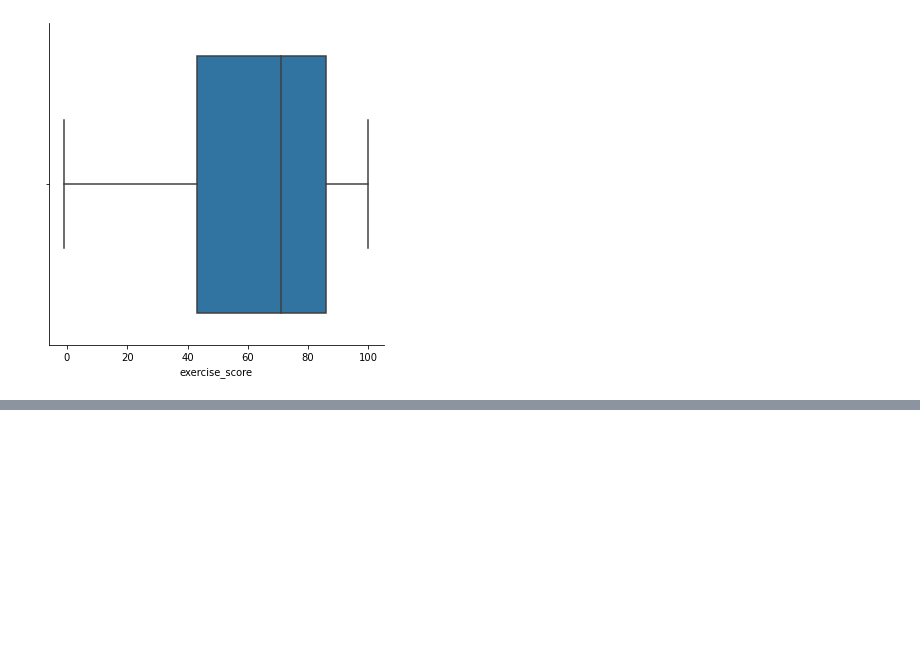
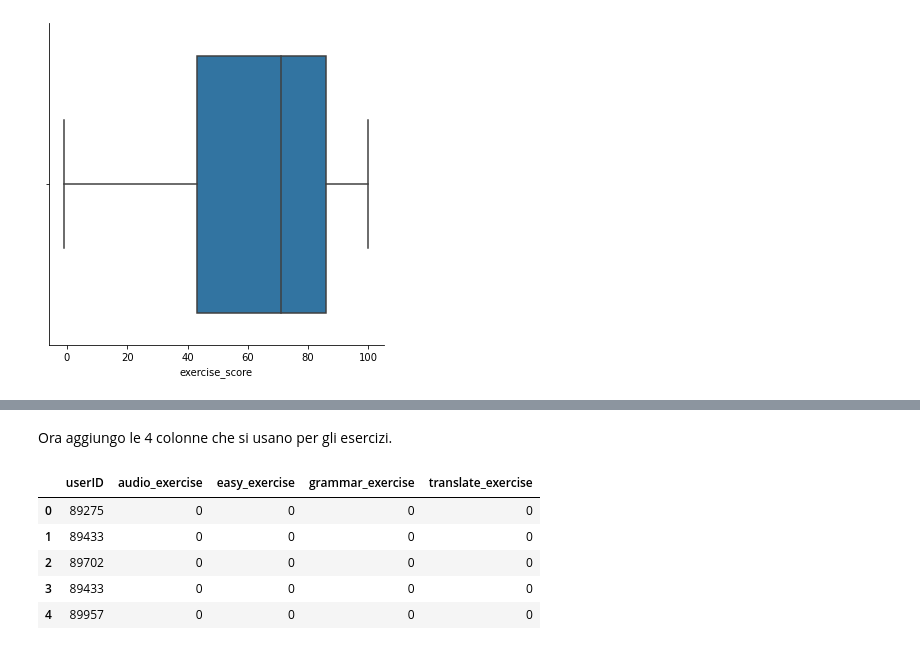
Before and after one commit to francobelloni85/DataMiningUni, a Jupyter notebook: project_exam.ipynb, the cells around one changed output, grey strips where cells are left out. Saved outputs shown, nothing was run; the diff lists cells and outputs as text; code cells hidden in the pictures; blank space fills up the shorter version.

Commit message:
[ADD] start to implement user vector

```diff
--- a/project_exam.ipynb
+++ b/project_exam.ipynb
@@ -66,6 +66,24 @@ def count_values(array_input):
     except Exception as ex:
         print(ex)
     return labels, values
+
+def add_exercise_colums(current_dataset) -> pd.DataFrame:
+    additional_cols = ['audio_exercise','easy_exercise','grammar_exercise','translate_exercise']
+    new_dataset = current_dataset.reindex(current_dataset.columns.tolist() + additional_cols, axis = 1)
+    # Setto il valore di defaul
+    new_dataset = new_dataset.assign(audio_exercise=0)
+    new_dataset["audio_exercise"] = new_dataset["audio_exercise"].astype(str).astype(int)
+
+    new_dataset = new_dataset.assign(easy_exercise=0)
+    new_dataset["easy_exercise"] = new_dataset["easy_exercise"].astype(str).astype(int)
+
+    new_dataset = new_dataset.assign(grammar_exercise=0)
+    new_dataset["grammar_exercise"] = new_dataset["grammar_exercise"].astype(str).astype(int)
+
+    new_dataset = new_dataset.assign(translate_exercise=0)
+    new_dataset["translate_exercise"] = new_dataset["translate_exercise"].astype(str).astype(int)
+
+    return new_dataset
 # %% [output]
 [interactive output not drawn]
 # %%
@@ -157,3 +187,5 @@ array([ 86,  60,  43,  80,  71,  90,  68,  57,  38,  76,  58,  83,  50,
+# %%
+original_dataset = data.copy(deep=True)
 # %% [markdown]
 # Parte 1 - Sistema di raccomandazione
 
@@ -374,0 +410,3 @@ https://machine-learning-class-notes.readthedocs.io/en/latest/lecture17.html
+# %%
+user_dataset = original_dataset.copy(deep=True)
+user_dataset.head()
@@ -374,0 +533,12 @@ https://machine-learning-class-notes.readthedocs.io/en/latest/lecture17.html
+# %% [markdown]
+Ora aggiungo le 4 colonne che si usano per gli esercizi.
+# %%
+user_dataset_v1 = add_exercise_colums(user_dataset)
+user_dataset_v1.head()
+# %% [output]
+|  | userID | audio_exercise | easy_exercise | grammar_exercise | translate_exercise |
+| 0 | 89275 | 0 | 0 | 0 | 0 |
+| 1 | 89433 | 0 | 0 | 0 | 0 |
+| 2 | 89702 | 0 | 0 | 0 | 0 |
+| 3 | 89433 | 0 | 0 | 0 | 0 |
+| 4 | 89957 | 0 | 0 | 0 | 0 |
```
Also changed, not shown: parts of 39 cells of this notebook, 1 other file.
